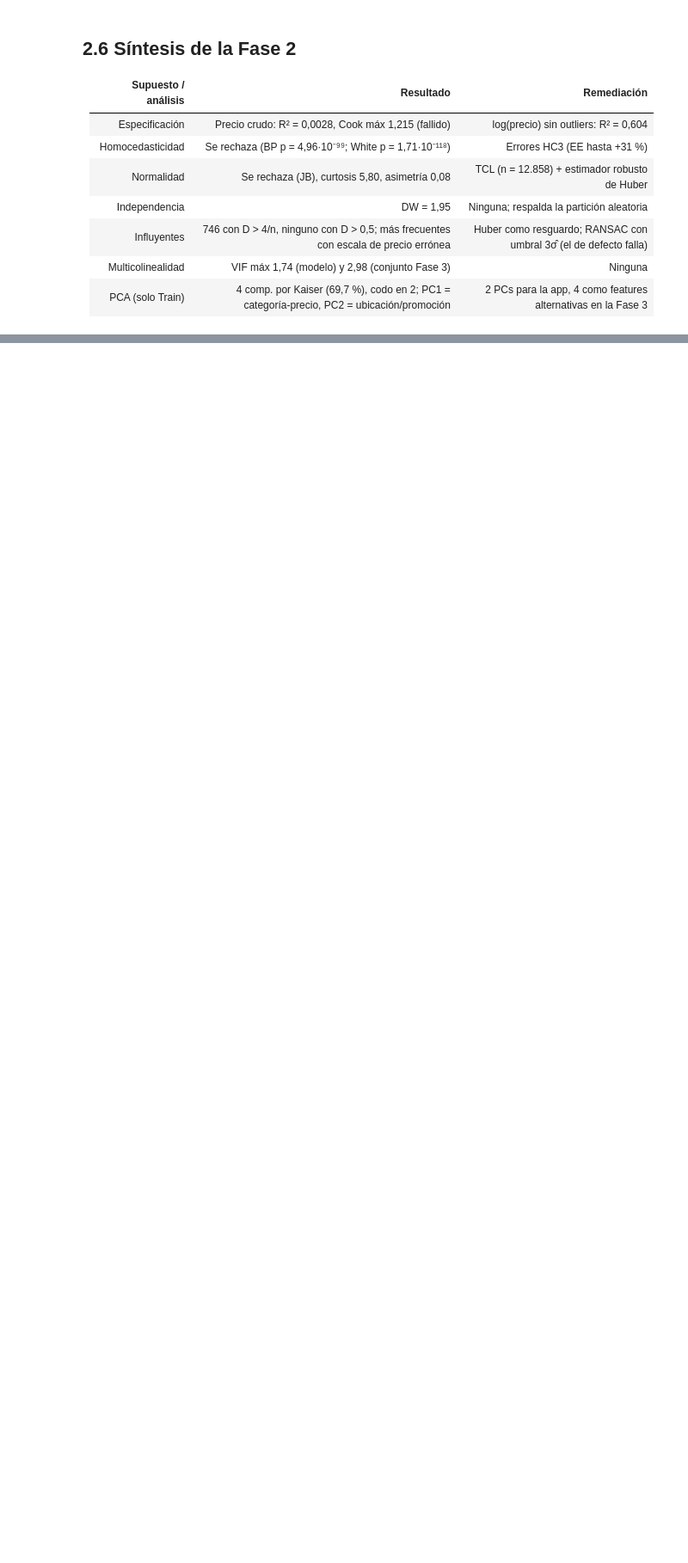
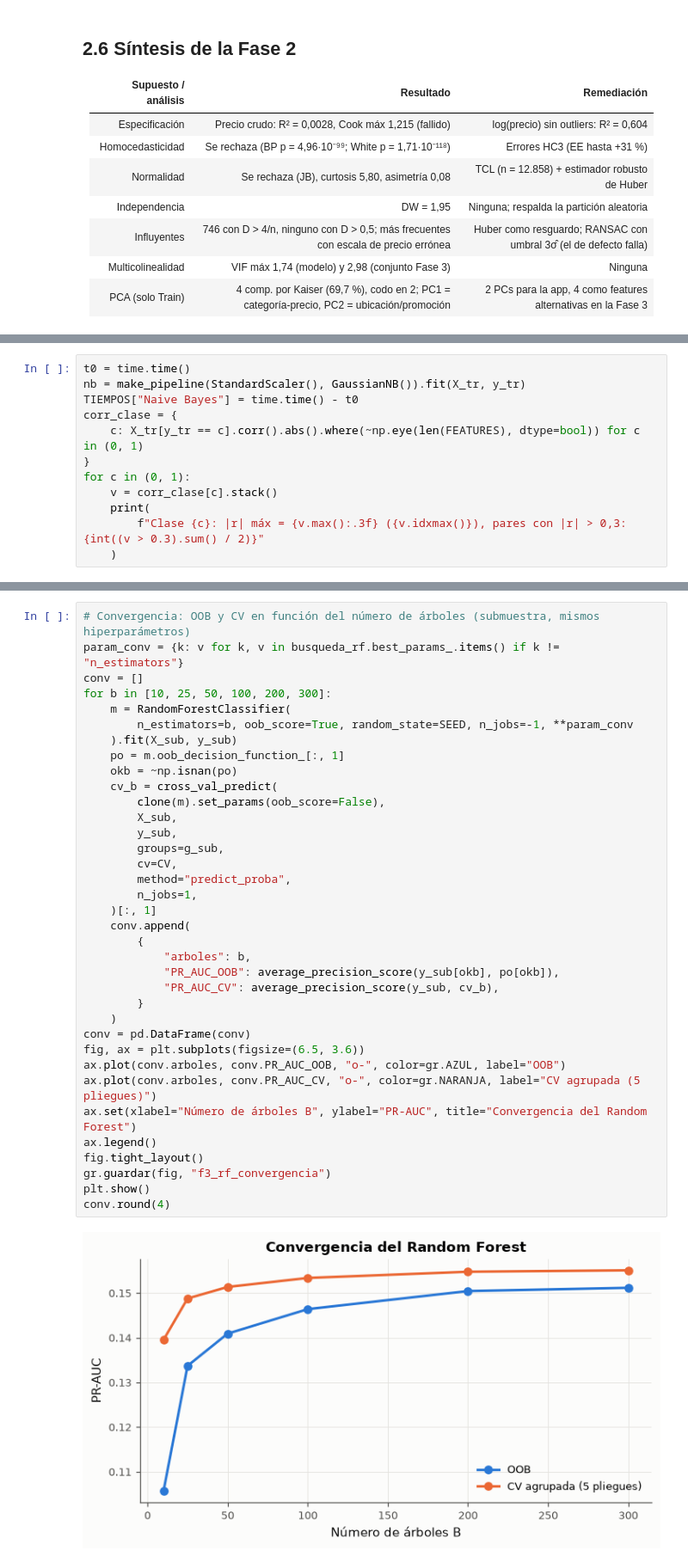
Before and after one commit to verolopezmar/TPI_Estadistica-avanzada-, a Jupyter notebook: notebooks/TP_Integrador_Final.ipynb, the cells around one changed output, grey strips where cells are left out. Shown at 86% size. Cells and saved outputs as stored; diff of their text form; blank space fills up the shorter version.

```diff
--- a/notebooks/TP_Integrador_Final.ipynb
+++ b/notebooks/TP_Integrador_Final.ipynb
@@ -1532,0 +1701,12 @@ búsqueda.** Es un hallazgo predictivo, no causal (Fase 4).
+# %%
+t0 = time.time()
+nb = make_pipeline(StandardScaler(), GaussianNB()).fit(X_tr, y_tr)
+TIEMPOS["Naive Bayes"] = time.time() - t0
+corr_clase = {
+    c: X_tr[y_tr == c].corr().abs().where(~np.eye(len(FEATURES), dtype=bool)) for c in (0, 1)
+}
+for c in (0, 1):
+    v = corr_clase[c].stack()
+    print(
+        f"Clase {c}: |r| máx = {v.max():.3f} ({v.idxmax()}), pares con |r| > 0,3: {int((v > 0.3).sum() / 2)}"
+    )
@@ -1532,0 +1886,38 @@ búsqueda.** Es un hallazgo predictivo, no causal (Fase 4).
+# %%
+# Convergencia: OOB y CV en función del número de árboles (submuestra, mismos hiperparámetros)
+param_conv = {k: v for k, v in busqueda_rf.best_params_.items() if k != "n_estimators"}
+conv = []
+for b in [10, 25, 50, 100, 200, 300]:
+    m = RandomForestClassifier(
+        n_estimators=b, oob_score=True, random_state=SEED, n_jobs=-1, **param_conv
+    ).fit(X_sub, y_sub)
+    po = m.oob_decision_function_[:, 1]
+    okb = ~np.isnan(po)
+    cv_b = cross_val_predict(
+        clone(m).set_params(oob_score=False),
+        X_sub,
+        y_sub,
+        groups=g_sub,
+        cv=CV,
+        method="predict_proba",
+        n_jobs=1,
+    )[:, 1]
+    conv.append(
+        {
+            "arboles": b,
+            "PR_AUC_OOB": average_precision_score(y_sub[okb], po[okb]),
+            "PR_AUC_CV": average_precision_score(y_sub, cv_b),
+        }
+    )
+conv = pd.DataFrame(conv)
+fig, ax = plt.subplots(figsize=(6.5, 3.6))
+ax.plot(conv.arboles, conv.PR_AUC_OOB, "o-", color=gr.AZUL, label="OOB")
+ax.plot(conv.arboles, conv.PR_AUC_CV, "o-", color=gr.NARANJA, label="CV agrupada (5 pliegues)")
+ax.set(xlabel="Número de árboles B", ylabel="PR-AUC", title="Convergencia del Random Forest")
+ax.legend()
+fig.tight_layout()
+gr.guardar(fig, "f3_rf_convergencia")
+plt.show()
+conv.round(4)
+# %% [output]
+[figure, added]
```
Also changed, not shown: parts of 72 cells of this notebook, 31 other files.
